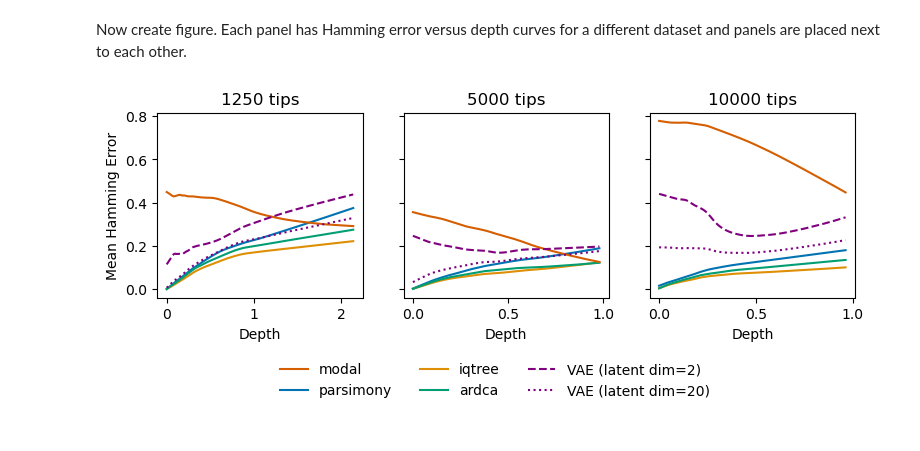
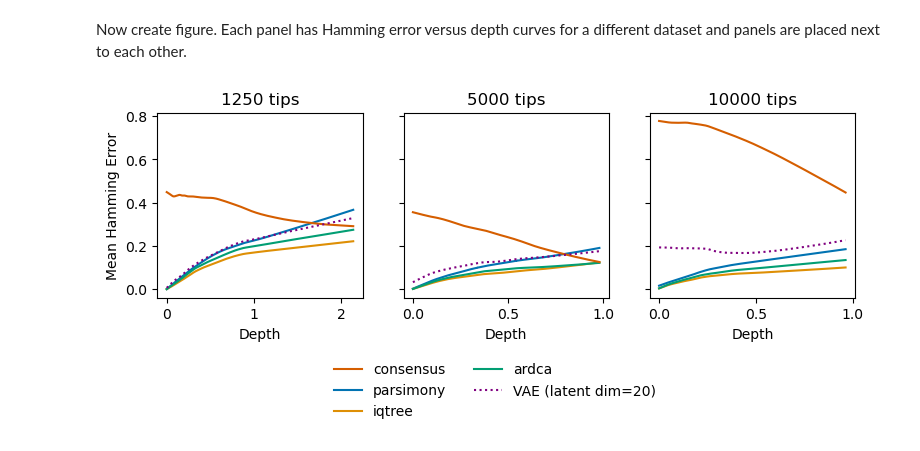
Before and after one commit to solislemuslab/asr-ae, a Jupyter notebook: notebooks/figure3.ipynb, the cells around one changed output. Cells and saved outputs as stored; diff of their text form; code cells hidden in the pictures.

```diff
--- a/notebooks/figure3.ipynb
+++ b/notebooks/figure3.ipynb
@@ -44,7 +49,10 @@ fam_ids = [MSA_id.split("-")[0] for MSA_id in MSA_ids]
 data_paths = [path.join(f"msas/independent/processed/{n_seq}", MSA_id) for MSA_id, n_seq in zip(MSA_ids, n_seqs)]
 MSA_paths = [path.join(f"msas/independent/raw/{n_seq}", f"{MSA_id}.fa") for MSA_id, n_seq in zip(MSA_ids, n_seqs)]
 aa_idxs = [aa_to_int_from_path(data_path) for data_path in data_paths]
-tree_paths = [f"trees/fast_trees/{n_seq}/{fam_id}.clean.tree" for fam_id, n_seq in zip(fam_ids, n_seqs)]
+tree_paths = [
+    f"trees/fast_trees/{n_seq}/{fam_id}.clean.tree" if n_seq != 10000 else f"trees/{n_seq}/{fam_id}.clean.tree"
+    for fam_id, n_seq in zip(fam_ids, n_seqs)
+    ]
 
 # Models
 latent_dims = [2, 20, 20]
@@ -56,3 +64,6 @@ for MSA_id, n_seq in zip(MSA_ids, n_seqs):
     else:
         wds = [0.001, 0.005, 0.005]
     model_names[MSA_id] = [f'ding_layers500_ld{ld}_wd{wd}_epoch{n_epoch}_2025-07-17.pt' for ld, n_epoch, wd in zip(latent_dims, n_epochs, wds)]
+
+# If using model trained with weighted squences for COG2814 2-dimensional VAE, uncomment the following:
+#model_names["COG2814-l100-s1-a0.5"][0] ='ding-weighted_layers500_ld2_wd0.001_epoch500_2026-05-18.pt'
@@ -95,7 +121,7 @@ Get modal sequence
 # %%
 mod_seq_dict = {}
 for MSA_id, data_path in zip(MSA_ids, data_paths):
-    mod_seq_dict[MSA_id] = get_profile_leaves(data_path, n_anc=len(embeds))
+    mod_seq_dict[MSA_id] = get_profile_leaves(data_path, n_anc=len(anc_ids[MSA_id]))
 # %% [markdown]
 Get Fitch Reconstructions
 # %%
@@ -148,10 +179,16 @@ for MSA_id, data_path in zip(MSA_ids, data_paths):
     all_est_seqs[MSA_id]["parsimony"] = recon_fitch_dict[MSA_id]
     all_est_seqs[MSA_id]["iqtree"] = recon_iq_dict[MSA_id]
     all_est_seqs[MSA_id]["ardca"] = recon_ardca_dict[MSA_id]
-    all_est_seqs[MSA_id]["modal"] = mod_seq_dict[MSA_id]
+    all_est_seqs[MSA_id]["consensus"] = mod_seq_dict[MSA_id]
     for name in model_names[MSA_id]:
         all_est_seqs[MSA_id][name] = recon_vae_dict[MSA_id][name]["recon_seqs"]
+        all_est_seqs[MSA_id][f"{name}_decoded_true"] = recon_vae_dict[MSA_id][name]["decoded_true"]
         #all_est_seqs[MSA_id][f"{name}_prior"] = recon_vae_dict[MSA_id][name]["prior_seqs"]
+# Add draupnir reconstructions (Variational model, from PLOTS_Draupnir_simulations_COG28-l100-s1-a0.5_2026_05_15_16h12min56s305632ms_10000epochs_variational on Olvi server)
+draupnir_dir = get_directory(data_paths[0], "reconstructions/draupnir")
+all_est_seqs[MSA_ids[0]]["draupnir"] = get_draupnir_ancseqs(draupnir_dir,
+                                                           aa_index,
+                                                           anc_ids[MSA_ids[0]])
 # %% [markdown]
 Sanity check:
 # %%
@@ -174,7 +211,7 @@ First, aesthetics:
 lowess_smooth_frac = 0.3
 
 # Aesthetics for baseline
-baselines = [method for method in all_est_seqs[MSA_ids[0]].keys() if "model" and "ding" not in method]
+baselines = [method for method in all_est_seqs[MSA_ids[0]].keys() if "ding" not in method and "draupnir" not in method]
 baseline_palette = sns.color_palette("colorblind", len(baselines))
 
 
@@ -206,8 +243,29 @@ fig, axs = plt.subplots(1, len(MSA_ids), figsize=(width_in_inches, height_in_inc
 #          "for various MSAs simulated with LG model",
 #          ha='center', fontsize=10)
 axs[0].set_ylabel("Mean Hamming Error")
+legend_models, legend_baselines = [], [] # handles for legend
 
-legend_models, legend_baselines = [], [] # handle for legend
+# Function for adding a plot of the smooth of the hamming error versus depth scatter plot
+def add_smooth(ax, MSA_id, est_seqs, real_seqs, method, legend_handle, label,
+               ordered_depths=ordered_depths, linestyle="solid", color=model_col):
+    ham_errors = []
+    for (est_seq, real_seq) in zip(est_seqs[method], real_seqs):
+        if all(est_seq == -1):  # handle missing reconstructions (iqtree)
+            ham_errors.append(None)
+            continue
+        ham_errors.append(np.mean(est_seq != real_seq))
+        # Add LOESS smooth
+    valid_data = [(d, e) for d, e in zip(ordered_depths[MSA_id], ham_errors) if e is not None]
+    if valid_data:
+        valid_depths, valid_errors = zip(*valid_data)
+        try:
+            smooth = lowess(valid_errors, valid_depths, frac=lowess_smooth_frac)
+            h, = ax.plot(smooth[:,0], smooth[:,1], color=color, label=label, linestyle=linestyle)
+            if MSA_id == MSA_ids[0]: # only append to the legend once
+                legend_handle.append(h)
+        except Exception as e:
+            print(f"Error while smoothing and plotting for {MSA_id} - {method}: {e}")
+
 # Plot the errors for each MSA
 for ax, fam_id, MSA_id, rate_het in zip(axs, fam_ids, MSA_ids, rate_hets):
 
@@ -219,77 +277,48 @@ for ax, fam_id, MSA_id, rate_het in zip(axs, fam_ids, MSA_ids, rate_hets):
 
     #Baseline approaches
     for baseline, color in zip(baselines, baseline_palette):
-        # Compute the hamming error of the method
-        ham_errors = []
-        for (est_seq, real_seq) in zip(est_seqs[baseline], real_seqs):
-            if all(est_seq == -1):  # handle missing reconstructions (iqtree)
-                ham_errors.append(None)
-                continue
-            ham_errors.append(np.mean(est_seq != real_seq))
-        # Add LOESS smooth
-        valid_data = [(d, e) for d, e in zip(ordered_depths[MSA_id], ham_errors) if e is not None]
-        if valid_data:
-            valid_depths, valid_errors = zip(*valid_data)
-            try:
-                smooth = lowess(valid_errors, valid_depths, frac=lowess_smooth_frac)
-                h, = ax.plot(smooth[:,0], smooth[:,1], color=color, label=baseline)
-                if MSA_id == MSA_ids[0]: # only append to the legend once
-                    legend_baselines.append(h)
-            except Exception as e:
-                print(f"Error while smoothing and plotting for {baseline}: {e}")
+        add_smooth(ax, MSA_id, est_seqs, real_seqs, baseline, legend_baselines,
+                   label=baseline, color=color)
 
     # VAE-based approaches
     models = [method for method in all_est_seqs[MSA_id].keys() if "ding" in method]
     for model in models:
 
-        #Initialize model aesthetics
+        # Don't plot the decoding of true embeddings
+        if "decoded_true" in model:
+            continue
+
+        # Initialize model aesthetics
         model_ld = int(re.search(r"ld(\d+)", model).group(1))
         model_nepoch = int(re.search(r"epoch(\d+)", model).group(1))
         model_lstyle = model_lstyles[(model_ld, model_nepoch)]
         model_label = model_labels[(model_ld, model_nepoch)]
 
-        # don't plot 100 epoch models
-        if model_nepoch == 100:
+        # Let's only plot the 20-dimensional VAE trained for 500 epochs
+        if not (model_ld == 20 and model_nepoch == 500):
             continue
 
-        # Get ASR errors
-        ham_errors = []
-        for (est_seq, real_seq) in zip(est_seqs[model], real_seqs):
-            if all(est_seq == -1):  # handle missing reconstructions (iqtree)
-                ham_errors.append(None)
-                continue
-            ham_errors.append(np.mean(est_seq != real_seq))
-
-        # Estimate LOESS smooth to ASR errors and add to plot
-        valid_data = [(d, e) for d, e in zip(ordered_depths[MSA_id], ham_errors) if e is not None]
-        if valid_data:
-            valid_depths, valid_errors = zip(*valid_data)
-            try:
-                smooth = lowess(valid_errors, valid_depths, frac=lowess_smooth_frac)
-                h, = ax.plot(smooth[:,0], smooth[:,1], color=model_col, linestyle=model_lstyle, label=model_label)
-                if MSA_id == MSA_ids[0]: # only append to the legend once
-                    legend_models.append(h)
-            except Exception as e:
-                print(f"Error while smoothing and plotting for {baseline}: {e}")
+        add_smooth(ax, MSA_id, est_seqs, real_seqs, model, legend_models,
+                   label=model_label, linestyle=model_lstyle)
 
 # Combine baseline and model legends
 # Ensure "modal" is first in the legend
-combined_legend_handles = [legend_baselines[baselines.index("modal")]] + \
-    [h for i, h in enumerate(legend_baselines) if baselines[i] != "modal"] + legend_models
+combined_legend_handles = [legend_baselines[baselines.index("consensus")]] + \
+    [h for i, h in enumerate(legend_baselines) if baselines[i] != "consensus"] + legend_models
 combined_legend_labels = [h.get_label() for h in combined_legend_handles]
 
 # Add a single legend to the figure
 fig.legend(
     combined_legend_handles,
     combined_legend_labels,
     fontsize=10,
     frameon=False,
     loc='upper center',
     bbox_to_anchor=(0.5, -0.1),
     ncol=len(combined_legend_handles) // 2
 )
 #fig.tight_layout()
 plt.subplots_adjust(top=0.85)
 plt.savefig("figures/ind_error-vs-depth.pdf", dpi=300, bbox_inches='tight')
 # %% [output]
-[figure, old version]
+[figure, new version]
```
Also changed, not shown: parts of 11 cells of this notebook, 4 other files.
